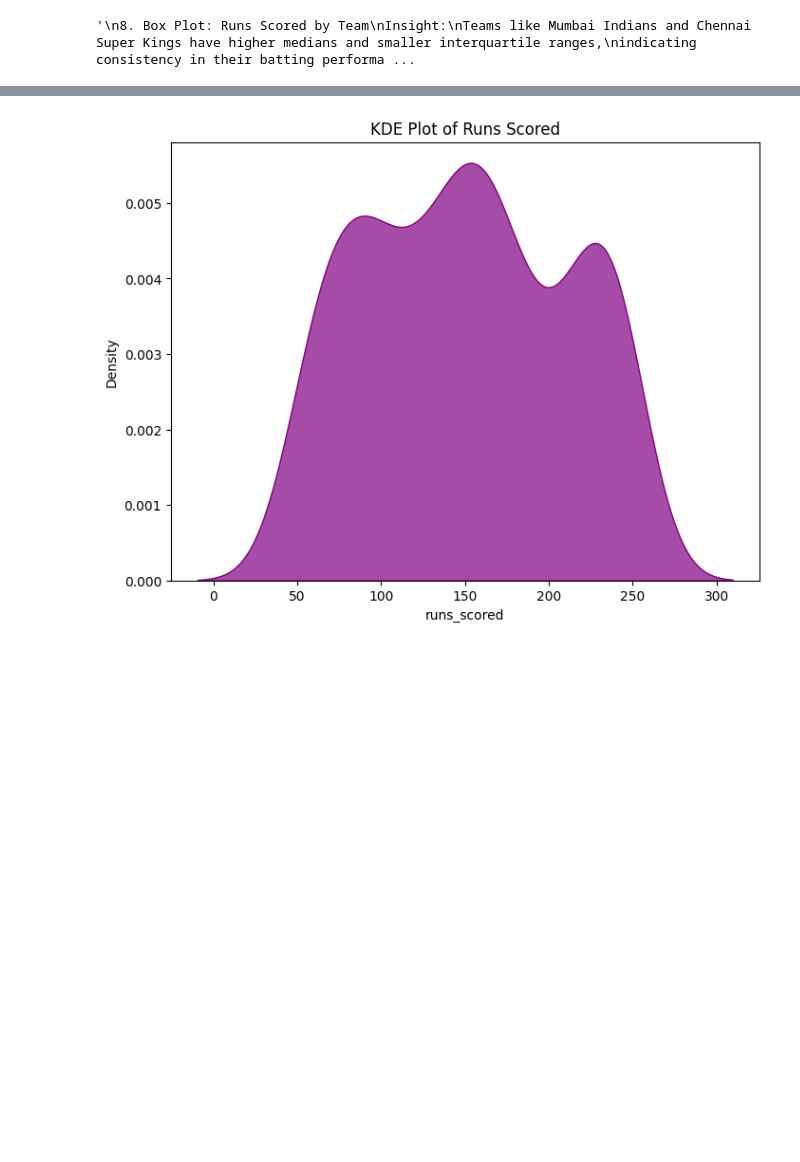
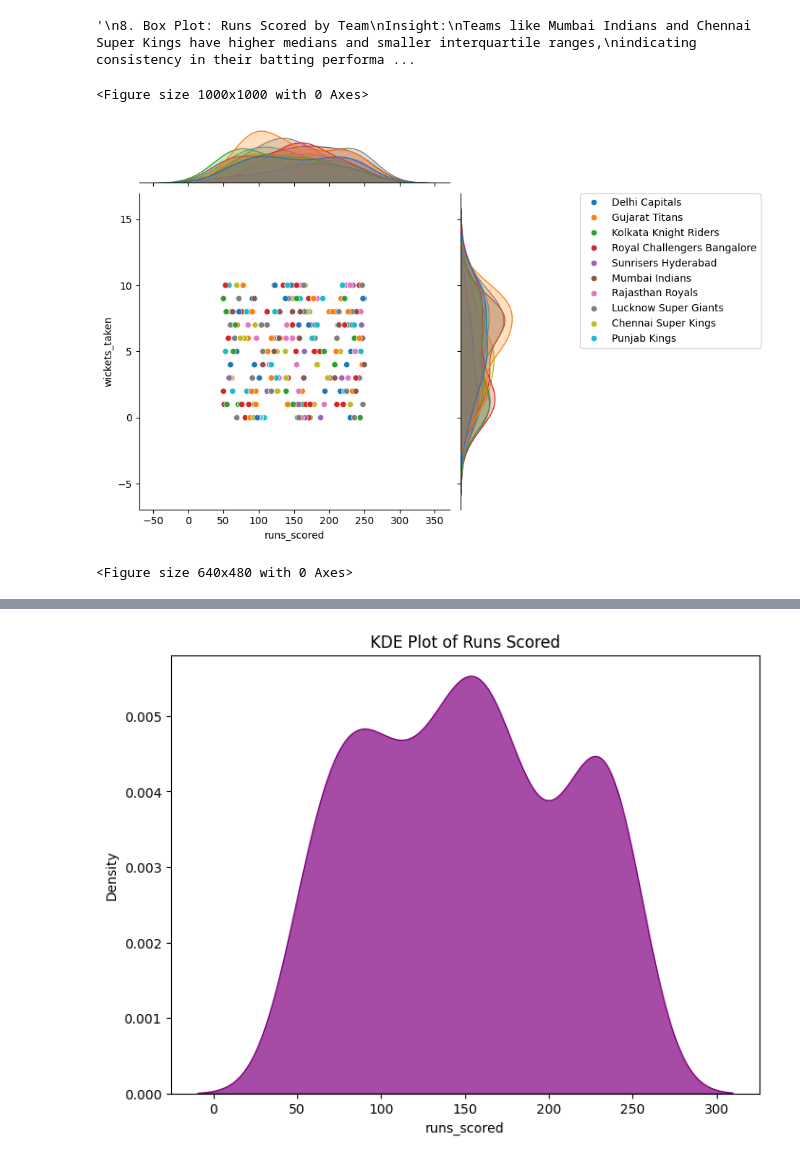
Before and after one commit to Parinita-Jain/AWP, a Jupyter notebook: ipl_data_on_data_for_visualization.ipynb, the cells around one changed output, grey strips where cells are left out. Drawn from its saved outputs; the diff is of its cells as text; code cells hidden in the pictures; blank space fills up the shorter version.

```diff
--- a/ipl_data_on_data_for_visualization.ipynb
+++ b/ipl_data_on_data_for_visualization.ipynb
@@ -589,3 +586,63 @@ Newer teams like Gujarat Titans have narrower distributions due to fewer data po
 # %% [output]
 [figure]
 '\n8. Box Plot: Runs Scored by Team\nInsight:\nTeams like Mumbai Indians and Chennai Super Kings have higher medians and smaller interquartile ranges,\nindicating consistency in their batting performa ...
+# %%
+# Joint plot
+'''
+plt.figure(figsize=(10, 8))
+sns.jointplot(data=ipl_data, x="runs_scored", y="wickets_taken",hue="team", kind="scatter", color="purple")
+plt.suptitle("Joint Plot: Runs Scored vs Wickets Taken", y=1)
+plt.legend(bbox_to_anchor=(1.05, 1), loc=2, borderaxespad=0.)
+plt.show()
+# put legend
+'''
+# complete names in legend are not coming
+plt.figure(figsize=(10, 10))
+sns.jointplot(data=ipl_data, x="runs_scored", y="wickets_taken", hue="team", kind="scatter", color="purple")
+# put legends outside
+plt.legend(bbox_to_anchor=(2, 1), loc='upper right', borderaxespad=0.)
+plt.show()
+#plt.legend(bbox_to_anchor=(1.05, 1), loc=2, borderaxespad=0.,fontsize=5)
+plt.suptitle("Joint Plot: Runs Scored vs Wickets Taken", y=1)
+plt.show()
+
+'''
+This jointplot is combining a scatter plot in the central area with histograms or density plots along the margins to
+show the individual distributions of each variable.
+
+Here are the key insights that can be gathered:
+
+Overall Relationship: The central scatter plot shows the relationship between runs scored (x-axis) and
+wickets taken (y-axis). Generally, you would expect a negative correlation – as more wickets are taken,
+the runs scored would be lower. However, in T20 cricket, this isn't always a strong relationship.
+The plot helps see if there's a clear pattern or if it's more dispersed.
+
+Team Performance: The hue="team" argument colors the points based on the team. This allows you to:
+
+Compare Scoring Patterns: See if certain teams tend to score more runs or lose more wickets compared to others.
+Identify Outliers: Notice if any team has unusual matches with exceptionally high runs or low wickets.
+Strategic Insights: Understand if teams with higher run totals generally have lower wicket losses, indicating better batting depth or more aggressive approaches.
+Distribution of Runs and Wickets: The histograms or density plots along the edges of the joint plot show the individual distributions of runs scored and wickets taken. You can see:
+
+Typical Scores: The most common ranges of runs scored in IPL matches (e.g., peaks in the histogram).
+Wicket Frequency: How often certain numbers of wickets are taken in matches.
+Skewness: If the distribution of runs is skewed, indicating more matches with lower or higher scores than the average.
+Clusters and Outliers: Look for clusters of points or outliers in the scatter plot.
+
+Clusters might suggest typical scoring patterns or team strategies.
+Outliers could represent exceptional matches where a team scored an unusually high number of runs or lost very few wickets.
+These might be worth further investigation.
+Specific Insights (Based on IPL Data):
+
+Assuming the ipl_data is a typical IPL dataset, you might find insights such as:
+
+Teams like Mumbai Indians or Chennai Super Kings might show clusters with higher runs scored, reflecting their strong batting lineups.
+Newer teams might have a more scattered distribution due to less experience or inconsistency.
+Outliers could represent very high-scoring matches or instances where a team was bowled out cheaply.
+The distributions along the edges could highlight the typical scoring range in IPL (often around 150-180 runs) and the typical number of wickets taken.
+
+'''
+# %% [output]
+<Figure size 1000x1000 with 0 Axes>
+[figure, added]
+<Figure size 640x480 with 0 Axes>
```
Also changed, not shown: parts of 9 cells of this notebook.
